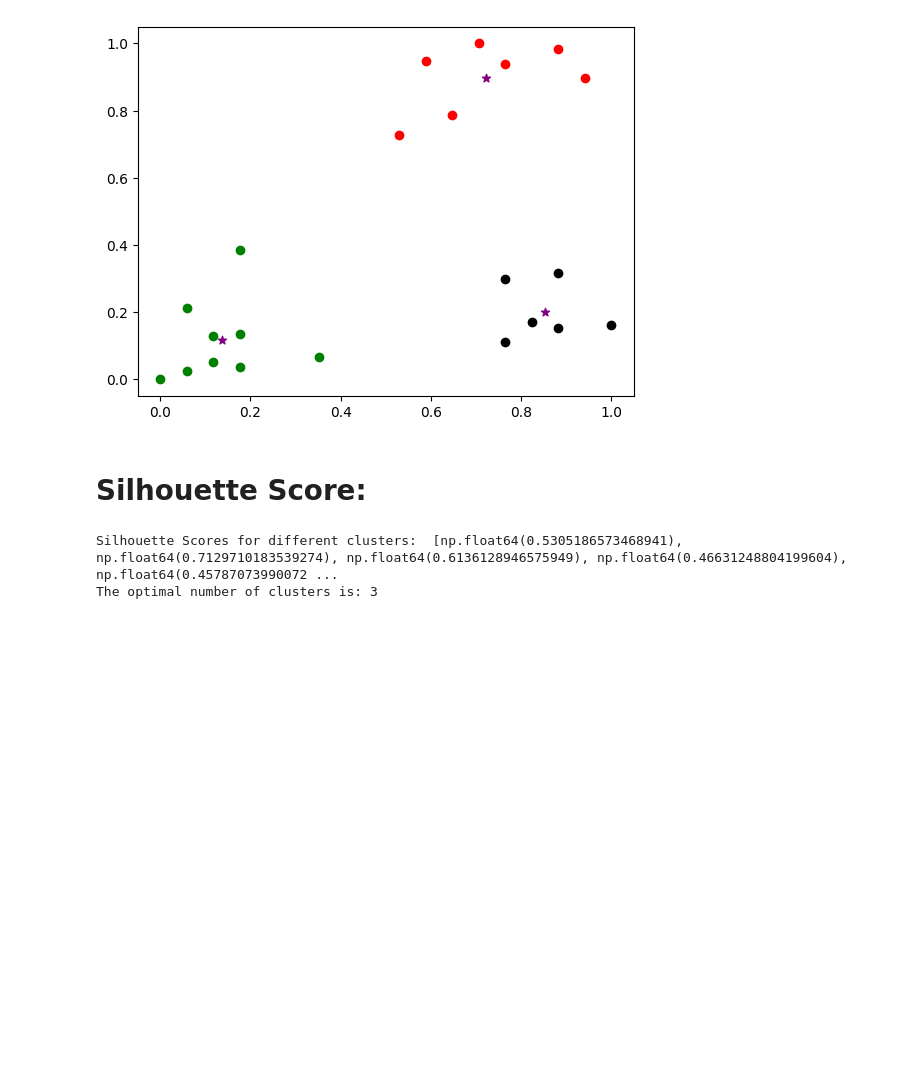
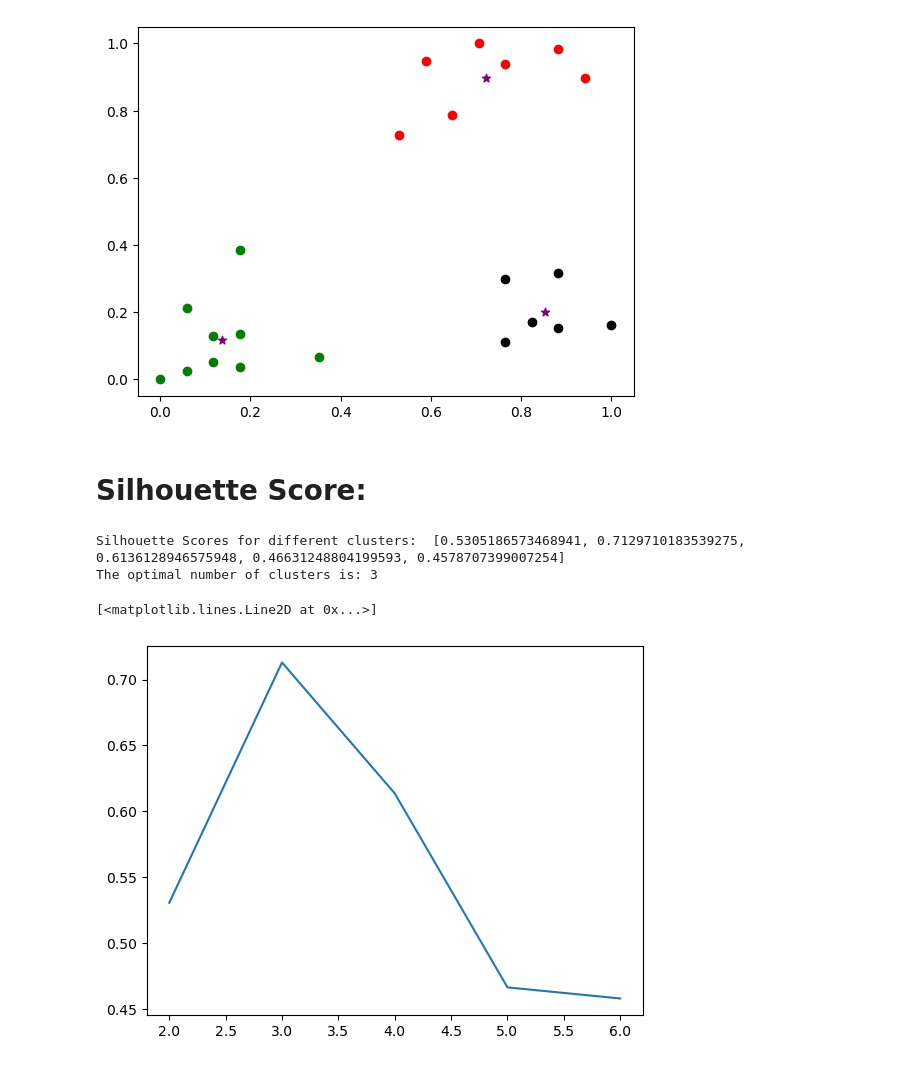
Before and after one commit to ahmed-elsayid/HCIA-NTI-G3, a Jupyter notebook: tasks/task2/t2.ipynb, the cells around one changed output. Drawn from its saved outputs; the diff is of its cells as text; code cells hidden in the pictures; blank space fills up the shorter version.

```diff
--- a/tasks/task2/t2.ipynb
+++ b/tasks/task2/t2.ipynb
@@ -61,36 +64,39 @@ plt.scatter(KM.cluster_centers_[:,0],KM.cluster_centers_[:,1],color='purple',mar
 # %%
 import pandas as pd
 from sklearn.preprocessing import MinMaxScaler
 from sklearn.cluster import KMeans
 from sklearn.metrics import silhouette_score
+import matplotlib.pyplot as plt
+import os
+os.environ['OMP_NUM_THREADS'] = '1'
 
-# Load data
 df = pd.read_csv("income.csv")
 
-# Scaling the features
+
 scaler = MinMaxScaler()
 df[['Income($)']] = scaler.fit_transform(df[['Income($)']])
 df[['Age']] = scaler.fit_transform(df[['Age']])
 
-# List to store Silhouette Score values
+
 accuracy = []
 
-# Loop over different numbers of clusters
-for i in range(2, 7):  # Start from 2 because Silhouette Score is not defined for 1 cluster
+
+for i in range(2, 7):
     KM = KMeans(n_clusters=i, random_state=42)
     fit = KM.fit(df[['Age', 'Income($)']])
     df['cluster'] = KM.fit_predict(df[['Age', 'Income($)']])
 
-    # Calculate Silhouette Score and append it
-    score = silhouette_score(df[['Age', 'Income($)']], KM.labels_)
+
+    score = silhouette_score(df[['Age', 'Income($)']], df['cluster'])
     accuracy.append(score)
 
-# Print Silhouette Score values
 print("Silhouette Scores for different clusters: ", accuracy)
 
-# Determine the number of clusters with the maximum Silhouette Score
-optimal_clusters = accuracy.index(max(accuracy)) + 2  # +2 because the loop started at 2
+optimal_clusters = accuracy.index(max(accuracy)) + 2
 print(f"The optimal number of clusters is: {optimal_clusters}")
+plt.plot(range(2,7), accuracy)
 # %% [output]
-Silhouette Scores for different clusters:  [np.float64(0.5305186573468941), np.float64(0.7129710183539274), np.float64(0.6136128946575949), np.float64(0.46631248804199604), np.float64(0.45787073990072 ...
+Silhouette Scores for different clusters:  [0.5305186573468941, 0.7129710183539275, 0.6136128946575948, 0.46631248804199593, 0.4578707399007254]
 The optimal number of clusters is: 3
+[<matplotlib.lines.Line2D at 0x...>]
+[figure, added]
```
Also changed, not shown: parts of 1 cell of this notebook, 2 other files.
